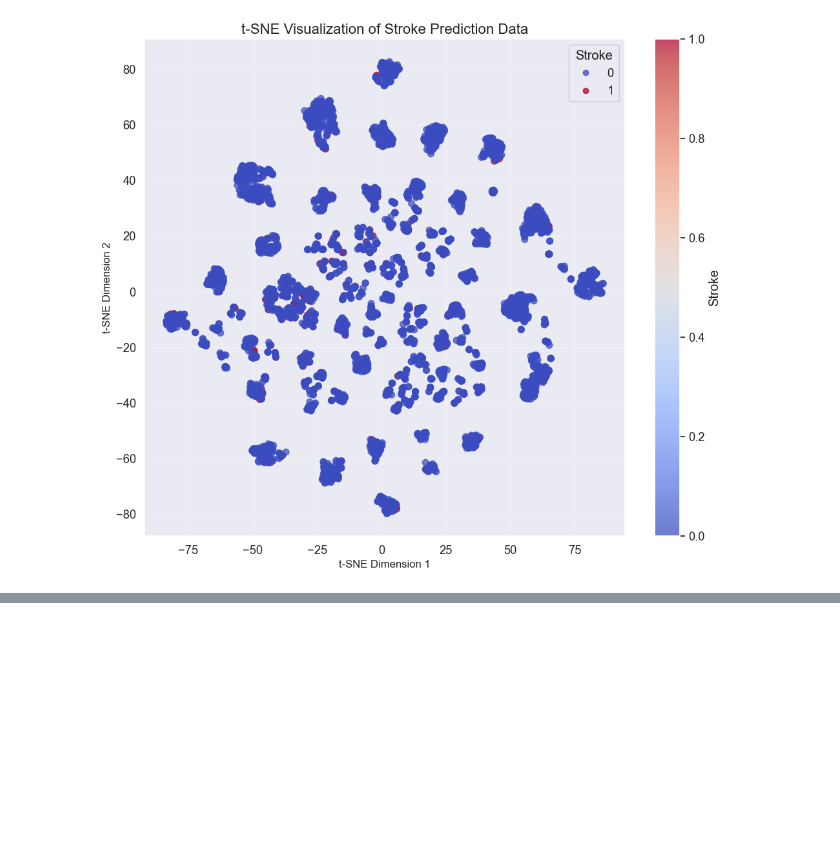
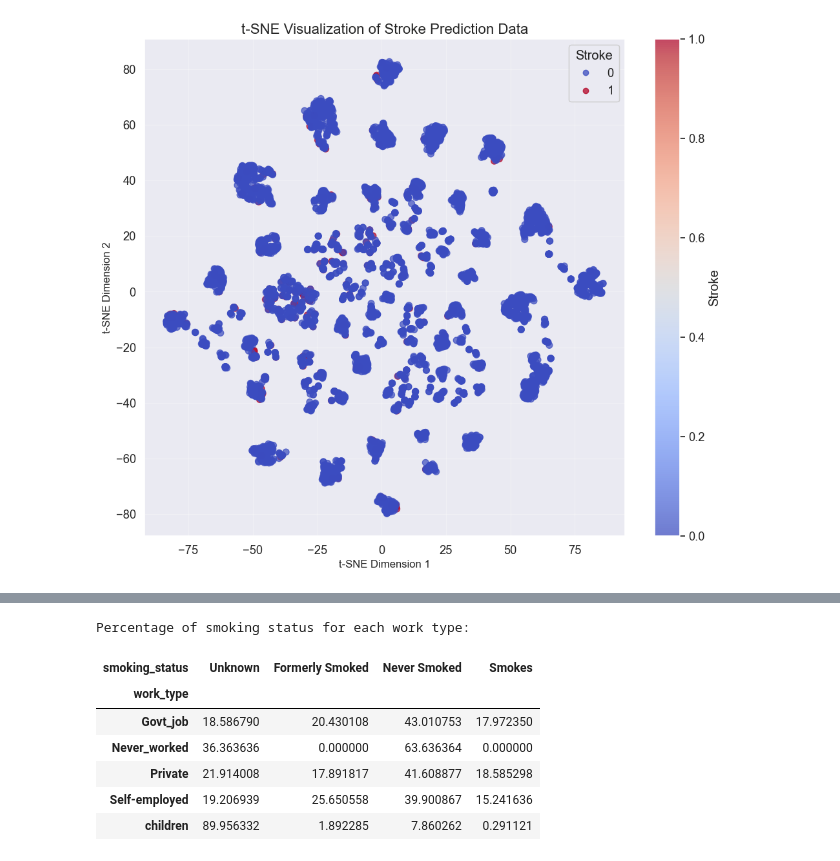
Before and after one commit to marwannour1/stroke_prediction, a Jupyter notebook: main.ipynb, the cells around one changed output, grey strips where cells are left out. Drawn from its saved outputs; the diff is of its cells as text; code cells hidden in the pictures; blank space fills up the shorter version.

```diff
--- a/main.ipynb
+++ b/main.ipynb
@@ -507,0 +645,6 @@ plt.show()
+# %%
+# We will drop the bmi outliers and keep the glucose outliers as glucose is a very important factor in stroke prediction.
+
+# Drop the outliers from the original dataframe
+df_cleaned = df[~df.index.isin(bmi_std_outliers.index)].reset_index(drop=True)
+print(f"Cleaned dataset shape: {df_cleaned.shape}")
@@ -507,0 +688,19 @@ plt.show()
+# %%
+# display the percentage of people who smoke or never or formely for each work type.
+smoking_status = df_cleaned.groupby('work_type')['smoking_status'].value_counts(normalize=True).unstack().fillna(0) * 100
+smoking_status = smoking_status.rename(columns={
+    'formerly smoked': 'Formerly Smoked',
+    'never smoked': 'Never Smoked',
+    'smokes': 'Smokes'
+})
+print("\nPercentage of smoking status for each work type:")
+display(smoking_status)
+# %% [output]
+Percentage of smoking status for each work type:
+| smoking_status | Unknown | Formerly Smoked | Never Smoked | Smokes |
+| work_type |  |  |  |  |
+| Govt_job | 18.586790 | 20.430108 | 43.010753 | 17.972350 |
+| Never_worked | 36.363636 | 0.000000 | 63.636364 | 0.000000 |
+| Private | 21.914008 | 17.891817 | 41.608877 | 18.585298 |
+| Self-employed | 19.206939 | 25.650558 | 39.900867 | 15.241636 |
+| children | 89.956332 | 1.892285 | 7.860262 | 0.291121 |
```
Also changed, not shown: parts of 12 cells of this notebook.
